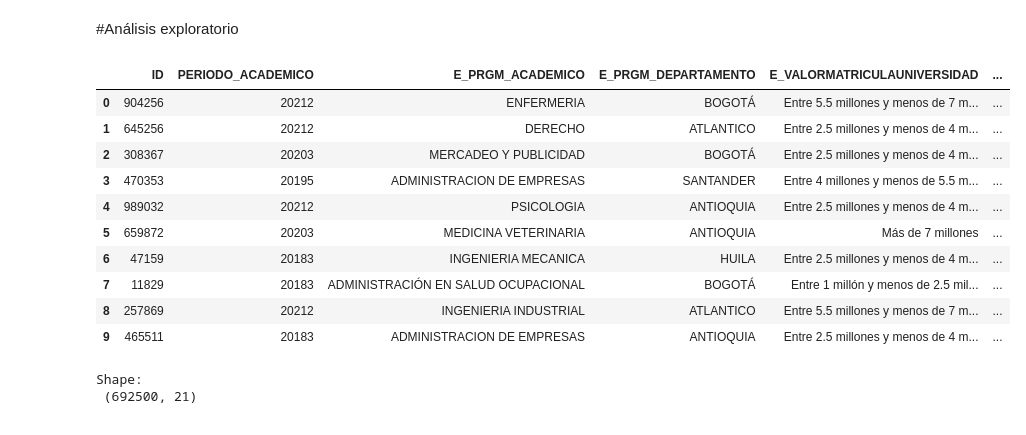
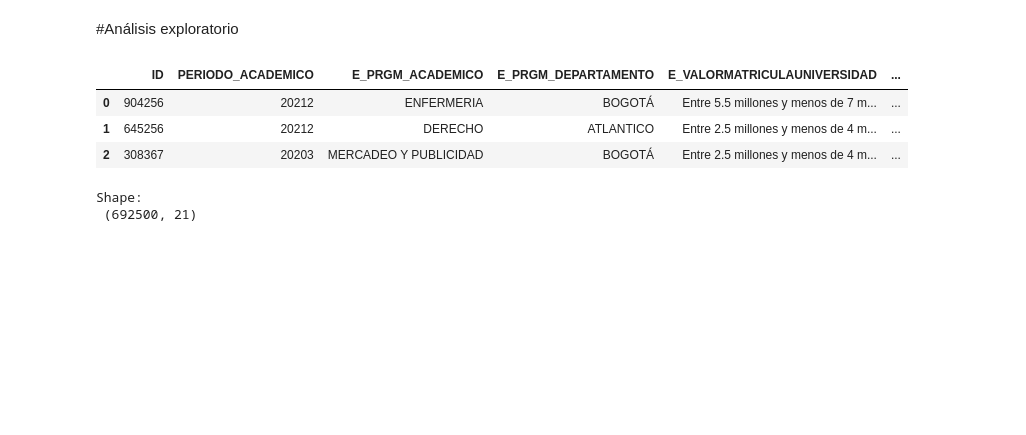
Before and after one commit to Pauladrea03/Entrega1_IA, a Jupyter notebook: 01 - exploración.ipynb, the cells around one changed output. Drawn from its saved outputs; the diff is of its cells as text; code cells hidden in the pictures; blank space fills up the shorter version.

```diff
--- a/01 - exploración.ipynb
+++ b/01 - exploración.ipynb
@@ -57,19 +57,12 @@ df_train=pd.read_csv('train.csv')
 # %% [markdown]
 #Análisis exploratorio
 # %%
-df_train.head(10)
+df_train.head(3)
 # %% [output]
 |  | ID | PERIODO_ACADEMICO | E_PRGM_ACADEMICO | E_PRGM_DEPARTAMENTO | E_VALORMATRICULAUNIVERSIDAD | ... |
 | 0 | 904256 | 20212 | ENFERMERIA | BOGOTÁ | Entre 5.5 millones y menos de 7 m... | ... |
 | 1 | 645256 | 20212 | DERECHO | ATLANTICO | Entre 2.5 millones y menos de 4 m... | ... |
 | 2 | 308367 | 20203 | MERCADEO Y PUBLICIDAD | BOGOTÁ | Entre 2.5 millones y menos de 4 m... | ... |
-| 3 | 470353 | 20195 | ADMINISTRACION DE EMPRESAS | SANTANDER | Entre 4 millones y menos de 5.5 m... | ... |
-| 4 | 989032 | 20212 | PSICOLOGIA | ANTIOQUIA | Entre 2.5 millones y menos de 4 m... | ... |
-| 5 | 659872 | 20203 | MEDICINA VETERINARIA | ANTIOQUIA | Más de 7 millones | ... |
-| 6 | 47159 | 20183 | INGENIERIA MECANICA | HUILA | Entre 2.5 millones y menos de 4 m... | ... |
-| 7 | 11829 | 20183 | ADMINISTRACIÓN EN SALUD OCUPACIONAL | BOGOTÁ | Entre 1 millón y menos de 2.5 mil... | ... |
-| 8 | 257869 | 20212 | INGENIERIA INDUSTRIAL | ATLANTICO | Entre 5.5 millones y menos de 7 m... | ... |
-| 9 | 465511 | 20183 | ADMINISTRACION DE EMPRESAS | ANTIOQUIA | Entre 2.5 millones y menos de 4 m... | ... |
 # %%
 def visual_check(df):
 
```
Also changed, not shown: parts of 21 cells of this notebook.
